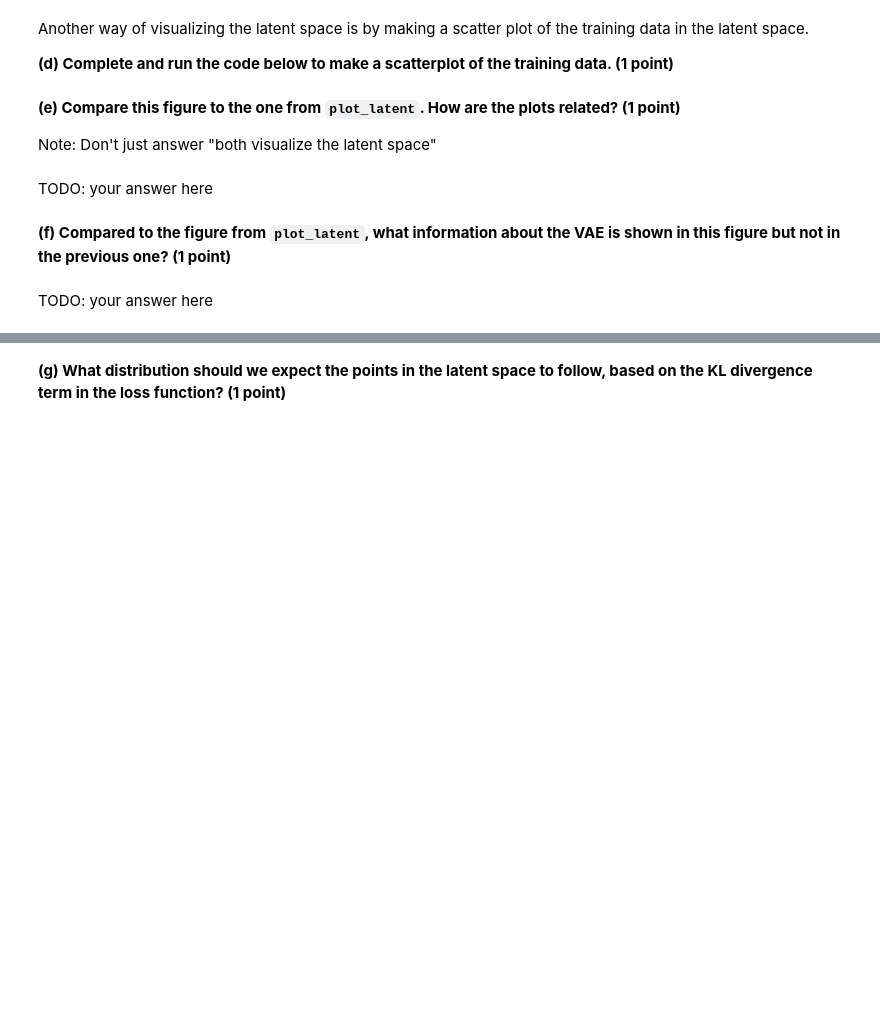
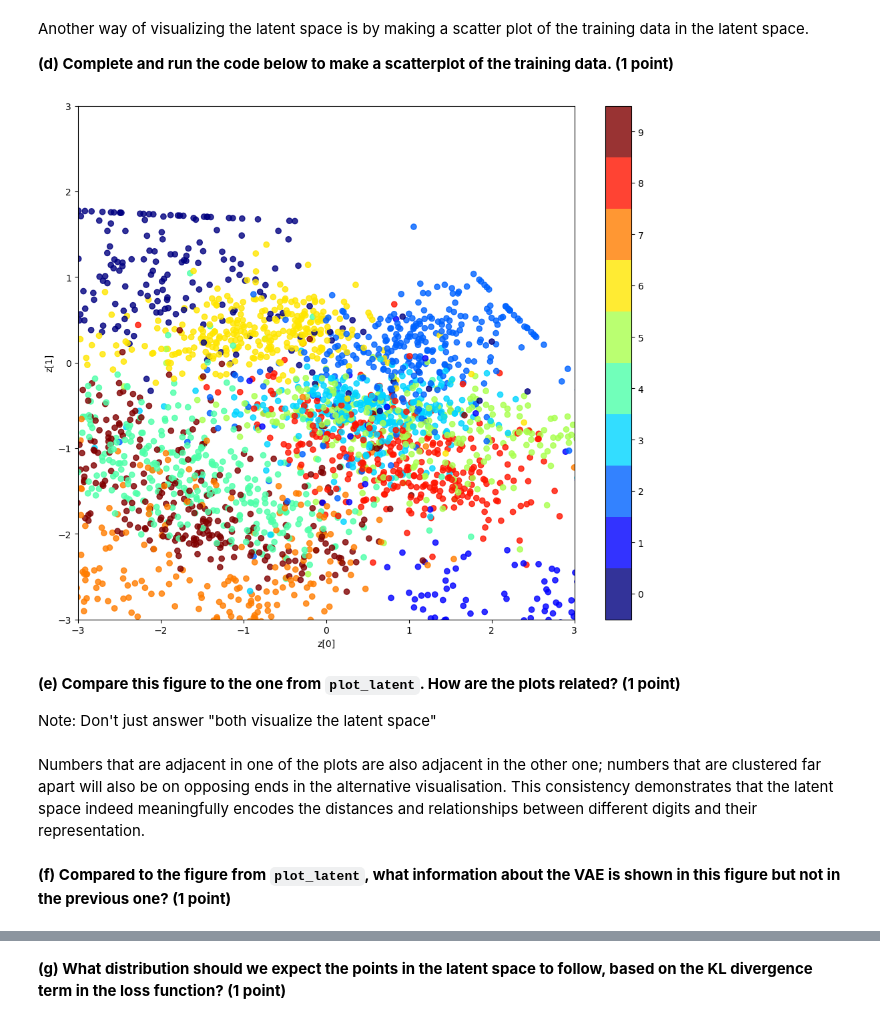
Before and after one commit to aschroede/RU-Deep-Learning, a Jupyter notebook: Assignment 11/dl-assignment-11.ipynb, the cells around one changed output, grey strips where cells are left out. Cells and saved outputs as stored; diff of their text form; code cells hidden in the pictures; blank space fills up the shorter version.

```diff
--- a/Assignment 11/dl-assignment-11.ipynb
+++ b/Assignment 11/dl-assignment-11.ipynb
@@ -401,33 +412,33 @@ Another way of visualizing the latent space is by making a scatter plot of the t
 # %%
 def scatterplot_latent(model, data_loader, bounds=3):
     # display a 2D plot of the digit classes in the latent space
     zs, ys = [], []
     for x, y in itertools.islice(data_loader, 100):
         # TODO: compute mean z
-        z_mean = ...
+        z_mean = model.encode(x.to(device))[0]
         zs.append(z_mean.detach().cpu())
         ys.append(y)
     zs = torch.cat(zs).numpy()
     ys = torch.cat(ys).numpy()
 
     cmap = plt.get_cmap('jet', 10)
     plt.figure(figsize=(12, 10))
     plt.scatter(zs[:, 0], zs[:, 1], c=ys, cmap=cmap, alpha=0.8, vmin=-0.5, vmax=9.5)
     plt.colorbar(ticks=np.arange(0, 10))
     plt.xlabel("z[0]")
     plt.ylabel("z[1]")
     plt.xlim(-bounds, bounds)
     plt.ylim(-bounds, bounds)
     plt.show()
 
 scatterplot_latent(model, data_loaders['train'])
+# %% [output]
+[figure, added]
 # %% [markdown]
 **(e) Compare this figure to the one from `plot_latent`. How are the plots related?<span style="float:right"> (1 point)</span>**
 
 Note: Don't just answer "both visualize the latent space"
-# %% [markdown]
-TODO: your answer here
+# %% [markdown]
+Numbers that are adjacent in one of the plots are also adjacent in the other one; numbers that are clustered far apart will also be on opposing ends in the alternative visualisation. This consistency demonstrates that the latent space indeed meaningfully encodes the distances and relationships between different digits and their representation.
 # %% [markdown]
 **(f) Compared to the figure from `plot_latent`, what information about the VAE is shown in this figure but not in the previous one?<span style="float:right"> (1 point)</span>**
-# %% [markdown]
-TODO: your answer here
```
Also changed, not shown: parts of 28 cells of this notebook.
